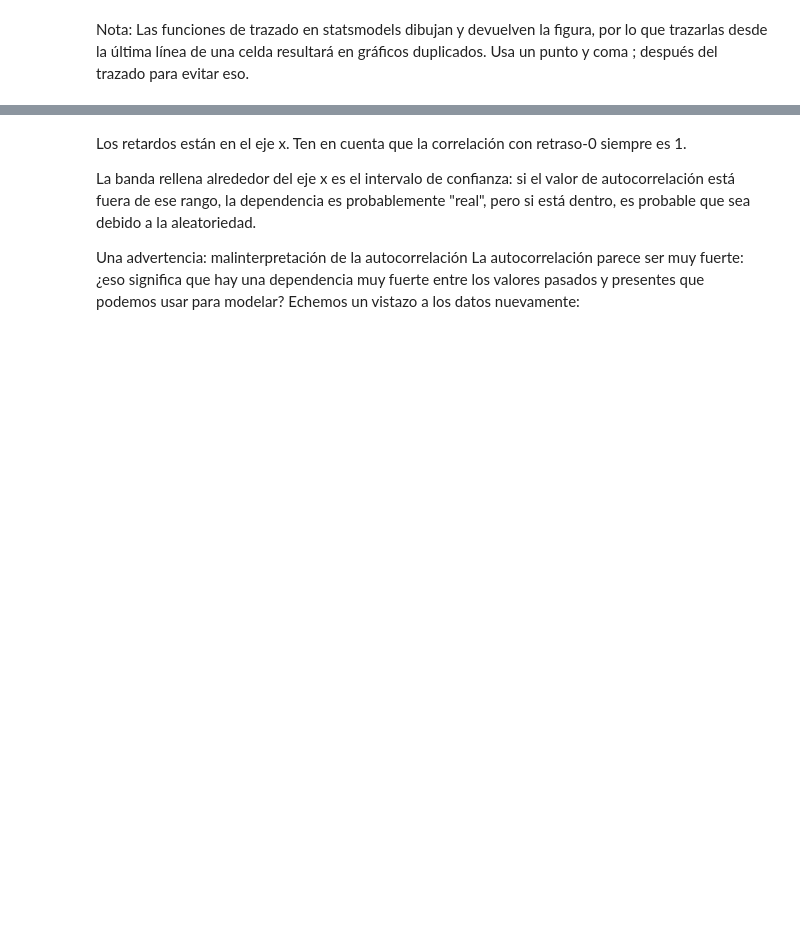
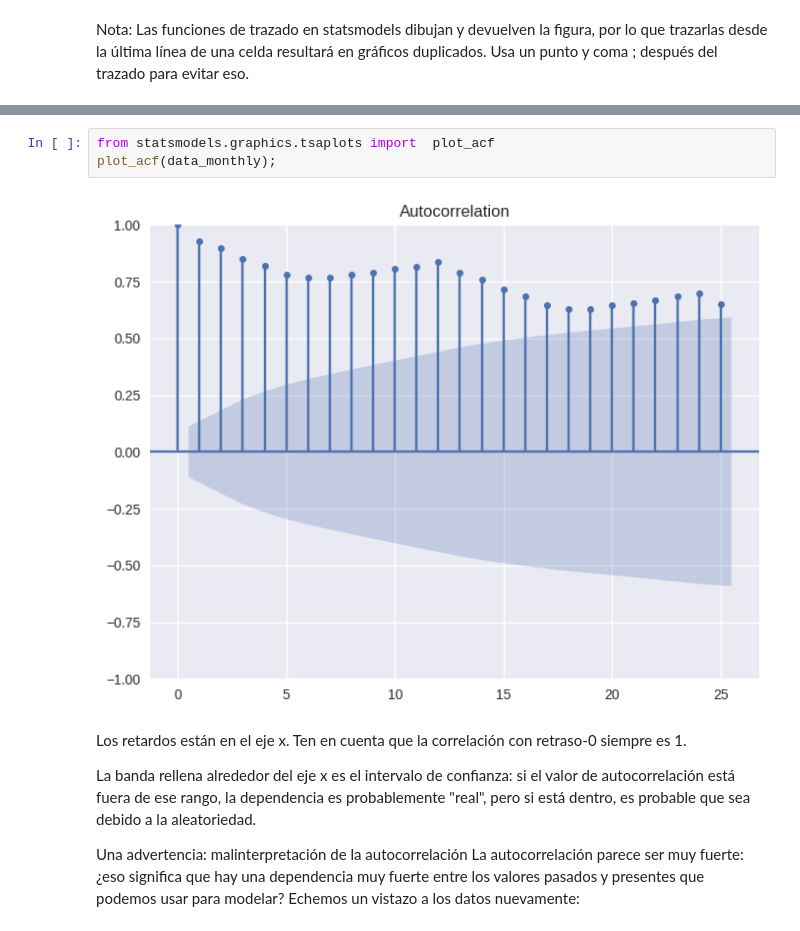
Before and after one commit to jazaineam1/Diplomado_ucentral_ME, a Jupyter notebook: Cuadernos/diplomado_series_tiempo.ipynb, the cells around one changed output, grey strips where cells are left out. Cells and saved outputs as stored; diff of their text form; blank space fills up the shorter version.

```diff
--- a/Cuadernos/diplomado_series_tiempo.ipynb
+++ b/Cuadernos/diplomado_series_tiempo.ipynb
@@ -388,6 +390,11 @@ Ejerecicio:
 
 1. importa plot_acf
 2. plot acf  de data_montly
+# %%
+from statsmodels.graphics.tsaplots import  plot_acf
+plot_acf(data_monthly);
+# %% [output]
+[figure, added]
 # %% [markdown]
 Los retardos están en el eje x. Ten en cuenta que la correlación con retraso-0 siempre es 1.
 
```
Also changed, not shown: parts of 8 cells of this notebook.
